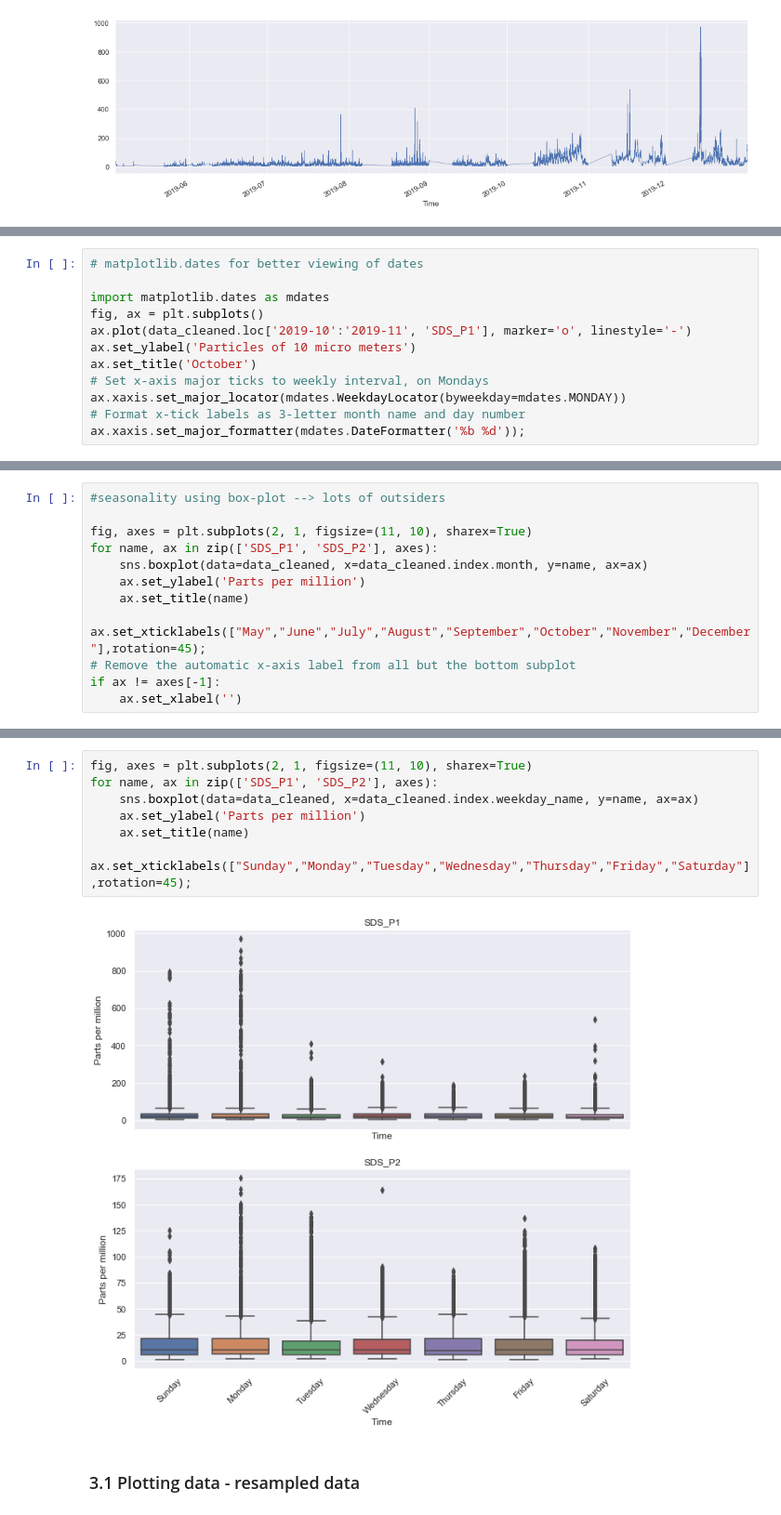
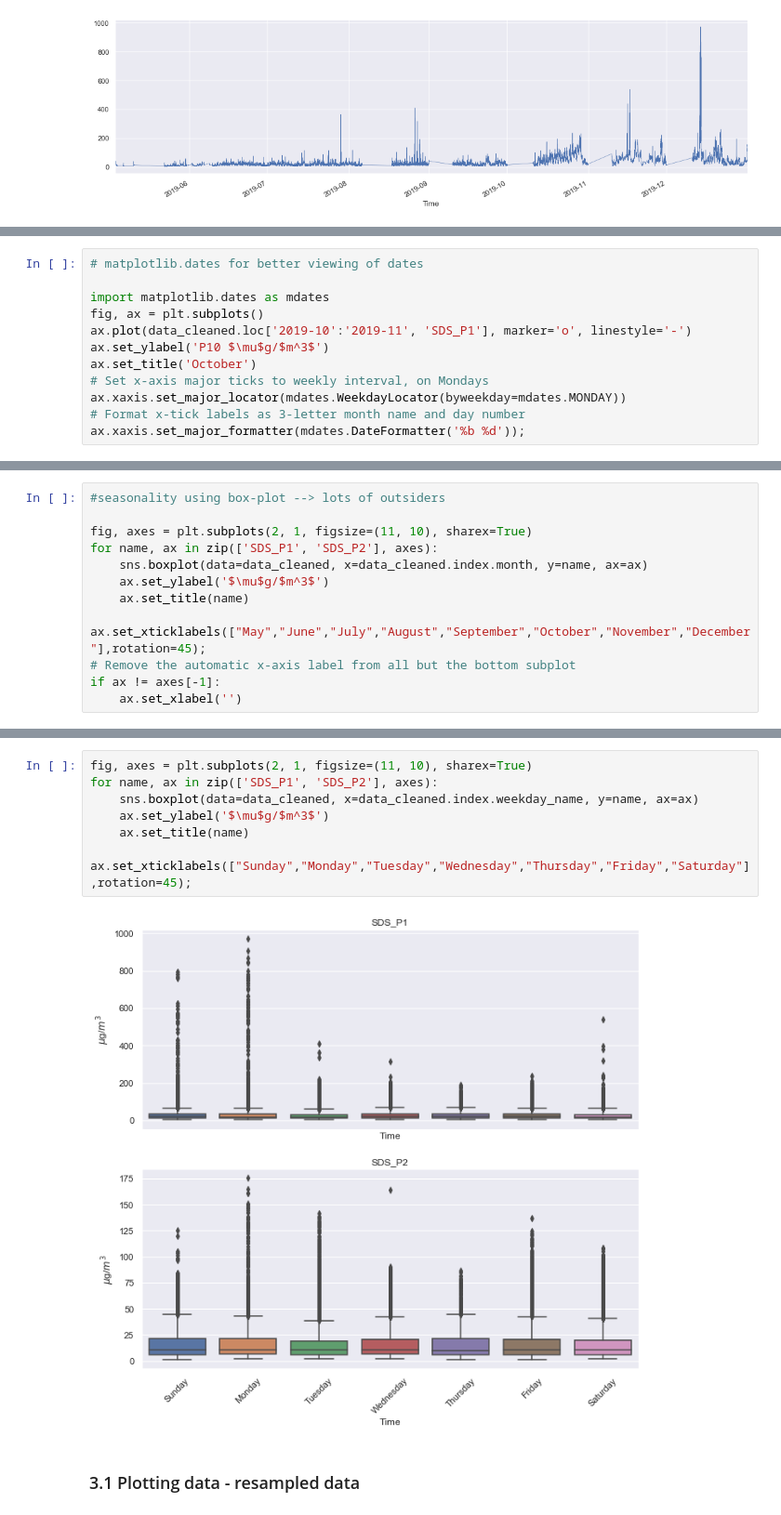
Before and after one commit to vlad-e/Bucharest-Air-Quality, a Jupyter notebook: analysis.ipynb, the cells around one changed output, grey strips where cells are left out. Shown at 93% size. Cells and saved outputs as stored; diff of their text form.

```diff
--- a/analysis.ipynb
+++ b/analysis.ipynb
@@ -291,7 +311,7 @@ barchart.set_xticklabels(["May","June","July","August","September","October","No
 import matplotlib.dates as mdates
 fig, ax = plt.subplots()
 ax.plot(data_cleaned.loc['2019-10':'2019-11', 'SDS_P1'], marker='o', linestyle='-')
-ax.set_ylabel('Particles of 10 micro meters')
+ax.set_ylabel('P10 $\mu$g/$m^3$')
 ax.set_title('October')
 # Set x-axis major ticks to weekly interval, on Mondays
 ax.xaxis.set_major_locator(mdates.WeekdayLocator(byweekday=mdates.MONDAY))
@@ -305,7 +325,7 @@ ax.xaxis.set_major_formatter(mdates.DateFormatter('%b %d'));
 fig, axes = plt.subplots(2, 1, figsize=(11, 10), sharex=True)
 for name, ax in zip(['SDS_P1', 'SDS_P2'], axes):
     sns.boxplot(data=data_cleaned, x=data_cleaned.index.month, y=name, ax=ax)
-    ax.set_ylabel('Parts per million')
+    ax.set_ylabel('$\mu$g/$m^3$')
     ax.set_title(name)
     ax.set_xticklabels(["May","June","July","August","September","October","November","December"],rotation=45);
 # Remove the automatic x-axis label from all but the bottom subplot
@@ -316,12 +336,12 @@ if ax != axes[-1]:
 # %%
 fig, axes = plt.subplots(2, 1, figsize=(11, 10), sharex=True)
 for name, ax in zip(['SDS_P1', 'SDS_P2'], axes):
     sns.boxplot(data=data_cleaned, x=data_cleaned.index.weekday_name, y=name, ax=ax)
-    ax.set_ylabel('Parts per million')
+    ax.set_ylabel('$\mu$g/$m^3$')
     ax.set_title(name)
     ax.set_xticklabels(["Sunday","Monday","Tuesday","Wednesday","Thursday","Friday","Saturday"],rotation=45);
 # %% [output]
-[figure, old version]
+[figure, new version]
 # %% [markdown]
 ### 3.1 Plotting data -  resampled data
 # %%
```
Also changed, not shown: parts of 25 cells of this notebook.
